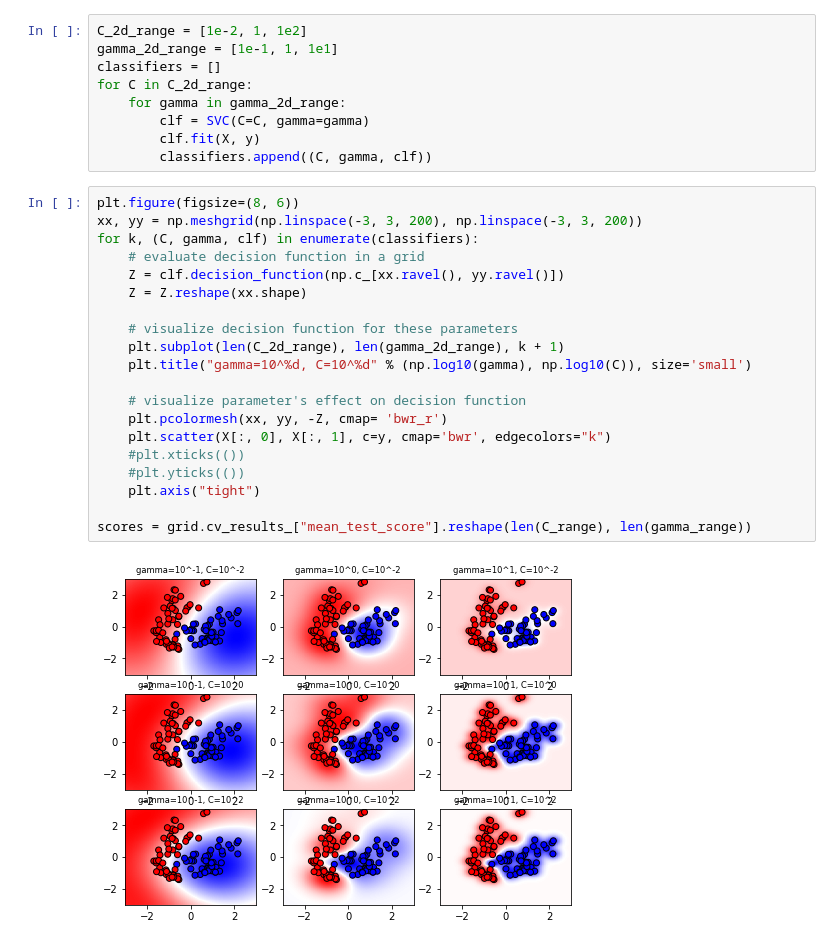
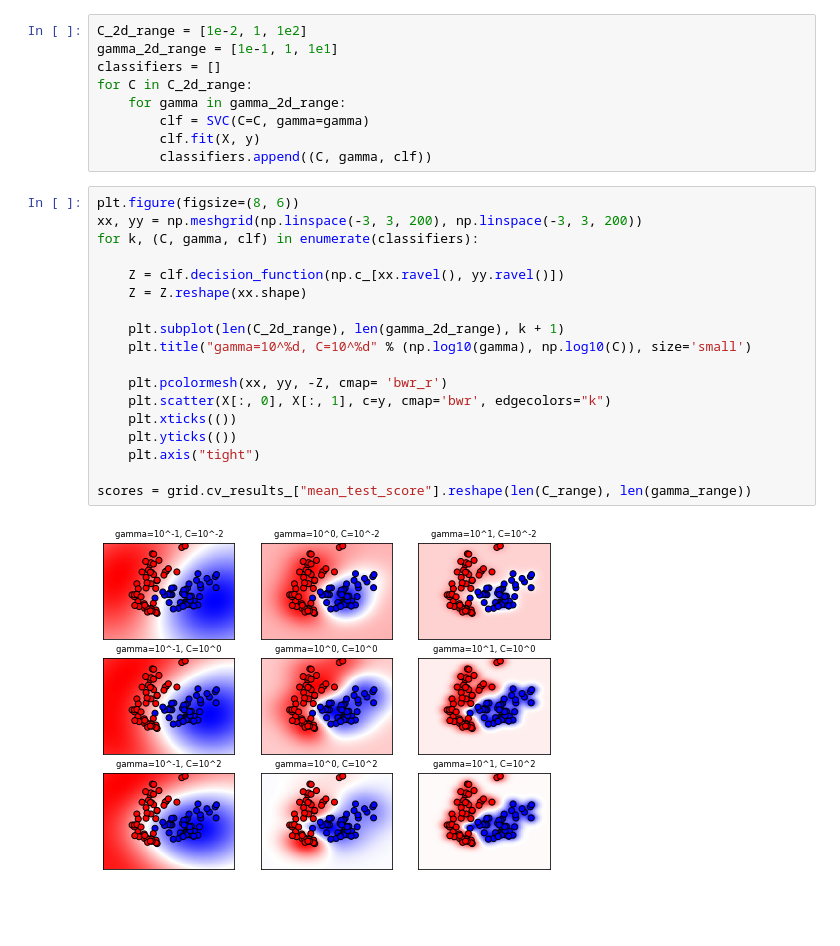
Before and after one commit to Fecarvalho00/SVM_Kernels_e_PCA_com_MNIST, a Jupyter notebook: SVM_Kernels_e_PCA_com_MNIST.ipynb, the cells around one changed output. Cells and saved outputs as stored; diff of their text form; blank space fills up the shorter version.

```diff
--- a/SVM_Kernels_e_PCA_com_MNIST.ipynb
+++ b/SVM_Kernels_e_PCA_com_MNIST.ipynb
@@ -324,22 +334,20 @@ for C in C_2d_range:
 # %%
 plt.figure(figsize=(8, 6))
 xx, yy = np.meshgrid(np.linspace(-3, 3, 200), np.linspace(-3, 3, 200))
 for k, (C, gamma, clf) in enumerate(classifiers):
-    # evaluate decision function in a grid
+
     Z = clf.decision_function(np.c_[xx.ravel(), yy.ravel()])
     Z = Z.reshape(xx.shape)
 
-    # visualize decision function for these parameters
     plt.subplot(len(C_2d_range), len(gamma_2d_range), k + 1)
     plt.title("gamma=10^%d, C=10^%d" % (np.log10(gamma), np.log10(C)), size='small')
 
-    # visualize parameter's effect on decision function
     plt.pcolormesh(xx, yy, -Z, cmap= 'bwr_r')
     plt.scatter(X[:, 0], X[:, 1], c=y, cmap='bwr', edgecolors="k")
-    #plt.xticks(())
-    #plt.yticks(())
+    plt.xticks(())
+    plt.yticks(())
     plt.axis("tight")
 
 scores = grid.cv_results_["mean_test_score"].reshape(len(C_range), len(gamma_range))
 # %% [output]
-[figure, old version]
+[figure, new version]
```
Also changed, not shown: parts of 8 cells of this notebook.
